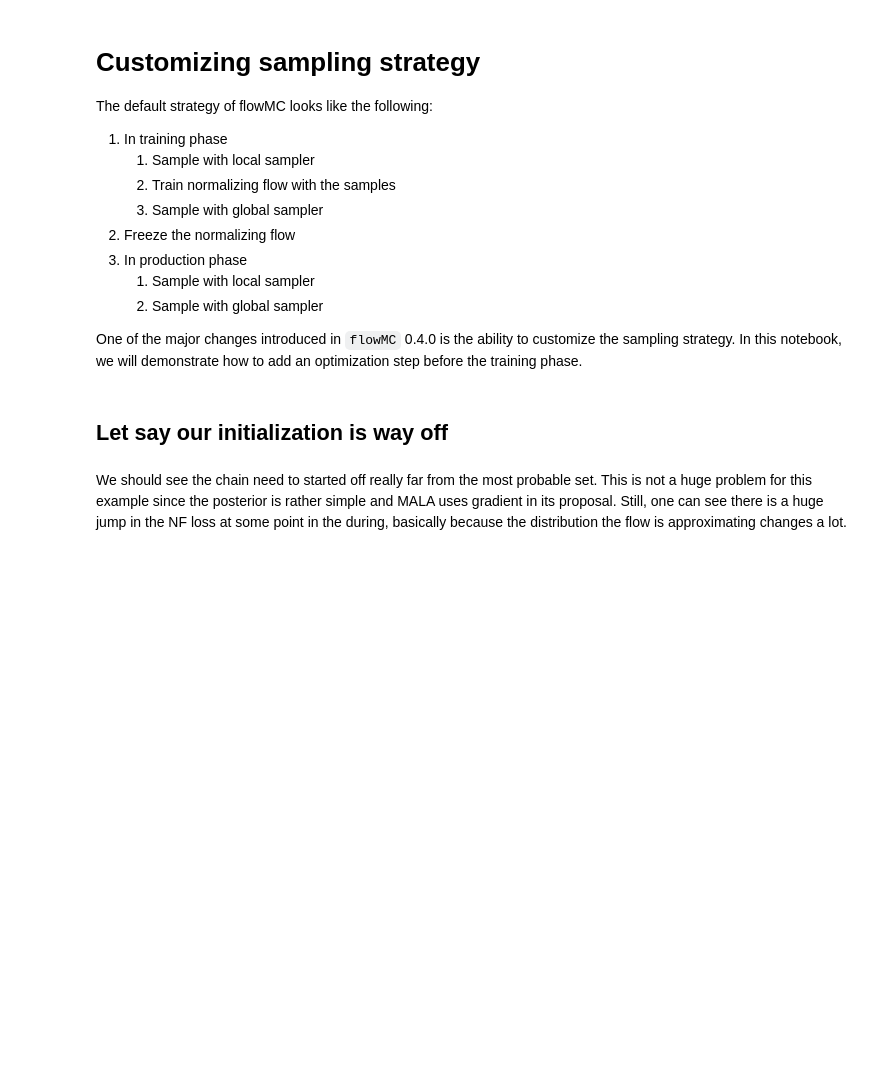
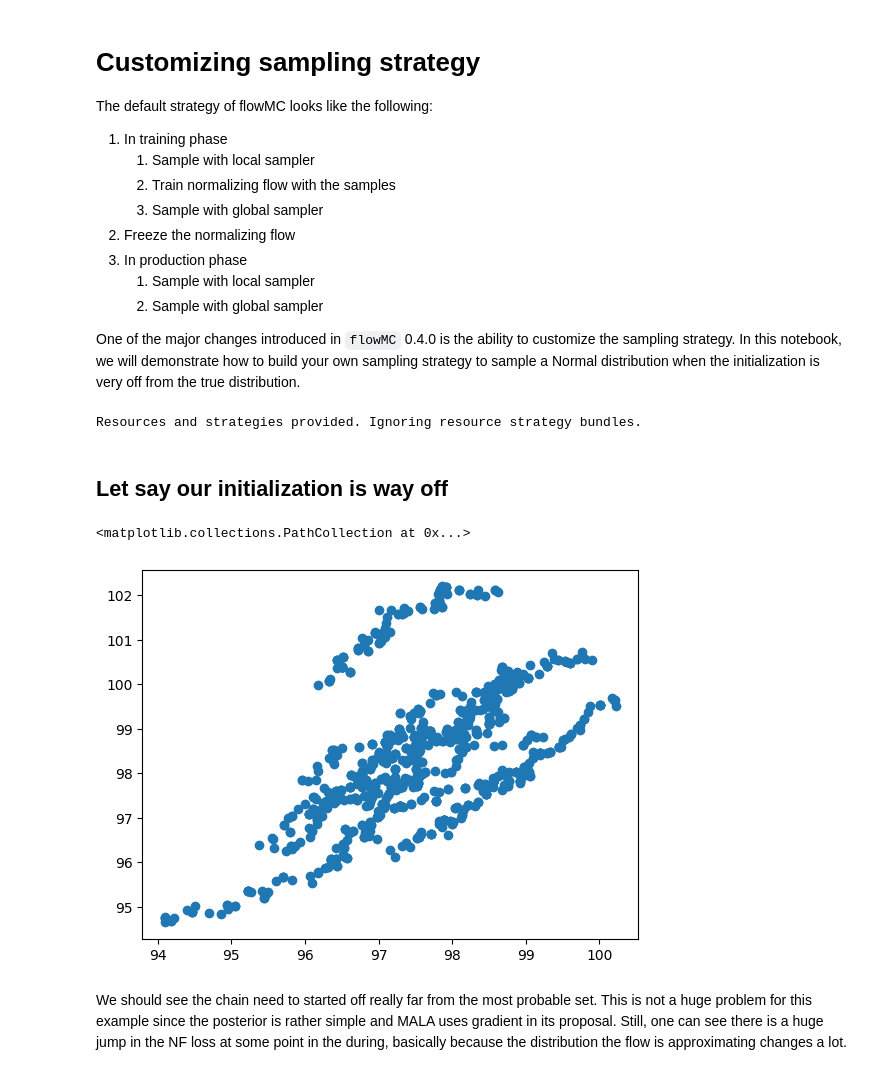
Before and after one commit to kazewong/flowMC, a Jupyter notebook: docs/tutorials/custom_strategy.ipynb, the cells around one changed output. Saved outputs shown, nothing was run; the diff lists cells and outputs as text; code cells hidden in the pictures; blank space fills up the shorter version.

Commit message:
update custom strategy

```diff
--- a/docs/tutorials/custom_strategy.ipynb
+++ b/docs/tutorials/custom_strategy.ipynb
@@ -13,4 +13,4 @@ The default strategy of flowMC looks like the following:
     2. Sample with global sampler
 
 
-One of the major changes introduced in `flowMC` 0.4.0 is the ability to customize the sampling strategy. In this notebook, we will demonstrate how to add an optimization step before the training phase.
+One of the major changes introduced in `flowMC` 0.4.0 is the ability to customize the sampling strategy. In this notebook, we will demonstrate how to build your own sampling strategy to sample a Normal distribution when the initialization is very off from the true distribution.
@@ -40,17 +17,66 @@ def target_dual_moon(x, data=None):
+# %%
+import jax
+import jax.numpy as jnp
+from flowMC.resource.local_kernel.Gaussian_random_walk import GaussianRandomWalk
+from flowMC.resource.buffers import Buffer
+from flowMC.strategy.optimization import AdamOptimization
+from flowMC.strategy.take_steps import TakeSerialSteps
+from flowMC.Sampler import Sampler
+
+import numpy as np
+
+
+def target_log_prob(x, data):
+    return -jnp.sum(x ** 2) / 2
+# %%
+n_chains = 10
+n_dims = 2
+rng_key = jax.random.PRNGKey(0)
+n_steps = 100
+step_size = 0.1
+
+RWMCMC_sampler = GaussianRandomWalk(step_size=step_size)
+positions = Buffer("positions", n_chains=n_chains, n_steps=n_steps, n_dims=n_dims)
+log_prob = Buffer("log_prob", n_chains=n_chains, n_steps=n_steps, n_dims=1)
+acceptance = Buffer("acceptance", n_chains=n_chains, n_steps=n_steps, n_dims=1)
+resource = {
+    "positions": positions,
+    "log_prob": log_prob,
+    "acceptance": acceptance,
+    "RWMCMC": RWMCMC_sampler,
+}
+
+strategy = TakeSerialSteps(
+    logpdf=target_log_prob,
+    kernel_name="RWMCMC",
+    buffer_names=["positions", "log_prob", "acceptance"],
+    n_steps=n_steps,
+)
+
+nf_sampler = Sampler(
+    n_dim=n_dims,
+    n_chains=n_chains,
+    rng_key=rng_key,
+    resources=resource,
+    strategies=[strategy],
+)
+# %% [output]
+Resources and strategies provided. Ignoring resource strategy bundles.
 # %% [markdown]
 ## Let say our initialization is way off
 # %%
-n_chains = 20
+import corner
+import matplotlib.pyplot as plt
 
-rng_key, subkey = jax.random.split(jax.random.PRNGKey(42))
+rng_key, subkey = jax.random.split(rng_key)
 # Instead of initializing with a unit gaussian, we initialize with a gaussian with a larger variance
-initial_position = jax.random.normal(subkey, shape=(n_chains, n_dim)) * 100
+initial_position = jax.random.normal(subkey, shape=(n_chains, n_dims)) + 100
 
-n_dim = 5
-n_layers = 4
-hidden_size = [32, 32]
-num_bins = 8
-data = jnp.zeros(n_dim)
-rng_key, subkey = jax.random.split(rng_key)
-model = MaskedCouplingRQSpline(n_dim, n_layers, hidden_size, num_bins, subkey)
-MALA_Sampler = MALA(target_dual_moon, True, step_size=0.1)
+nf_sampler.sample(initial_position, {})
+
+output_chains = nf_sampler.resources["positions"].buffer.reshape(-1, n_dims)
+plt.figure()
+plt.scatter(output_chains[:, 0], output_chains[:, 1])
+# %% [output]
+<matplotlib.collections.PathCollection at 0x...>
+[figure, added]
```
Also changed, not shown: parts of 4 cells of this notebook, 1 other file.
